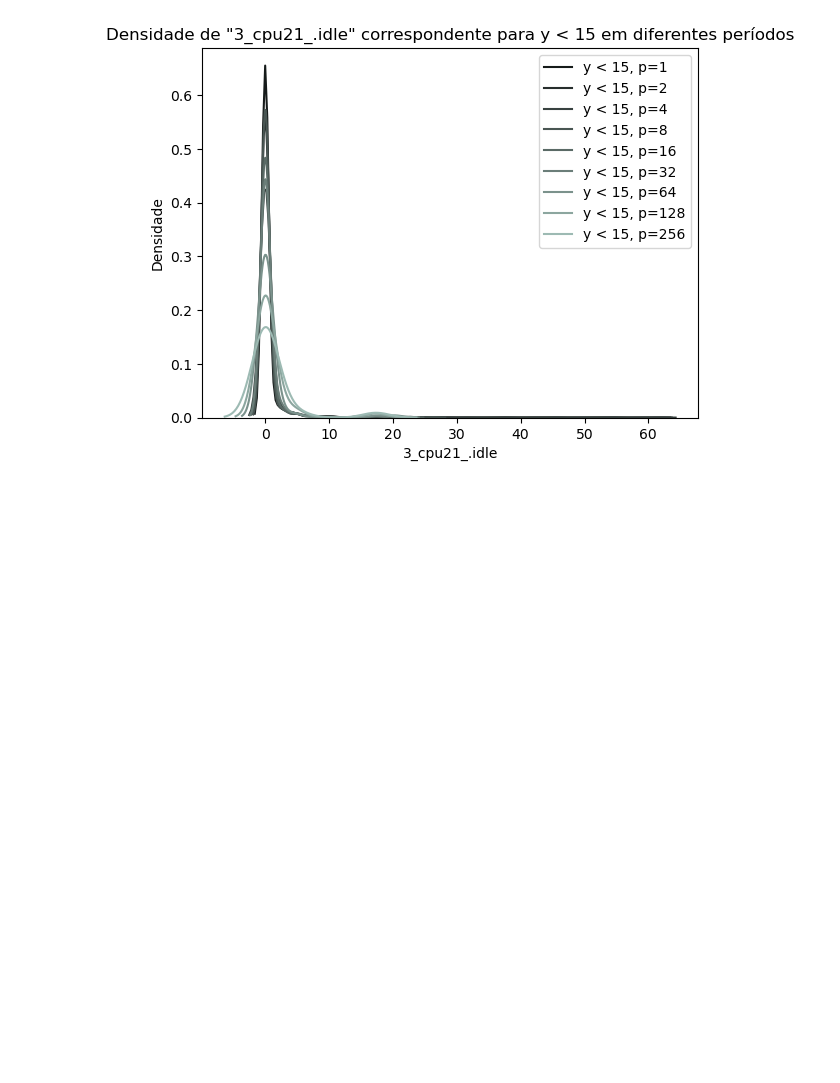
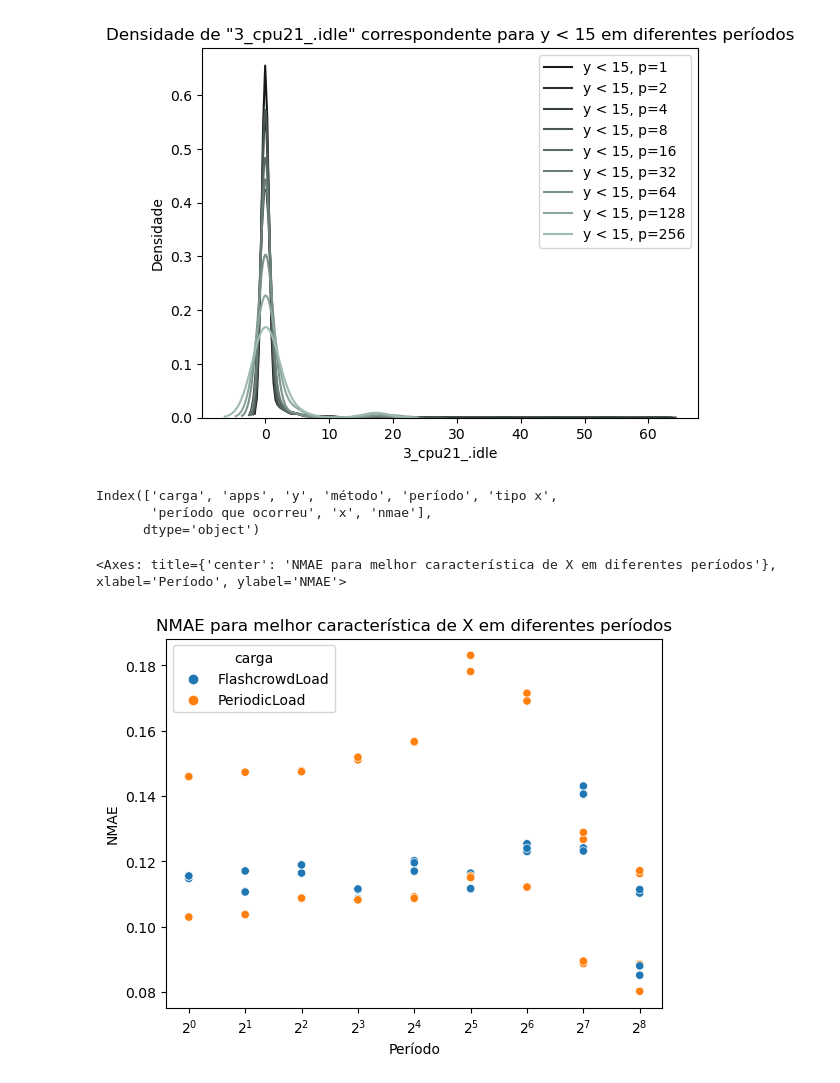
Before and after one commit to DaviVilarinho/ic-intervalo-qos, a Jupyter notebook: AnaliseXMenorMaior.ipynb, the cells around one changed output. Cells and saved outputs as stored; diff of their text form; code cells hidden in the pictures; blank space fills up the shorter version.

```diff
--- a/AnaliseTPTT.ipynb
+++ b/AnaliseXMenorMaior.ipynb
@@ -273,3 +273,30 @@ plt.legend()
 plt.show()
 # %% [output]
 [figure]
+# %%
+import pandas as pd
+
+nmaedf = pd.read_csv("/home/dv/data/projects/ic-experiments/nmae_naive-periodic_best-worst_features/2024-03-21T15:19:46/total_X.csv")
+nmaedf.dropna(how='all', axis='columns', inplace=True)
+# %%
+nmaedf.columns
+# %% [output]
+Index(['carga', 'apps', 'y', 'método', 'período', 'tipo x',
+       'período que ocorreu', 'x', 'nmae'],
+      dtype='object')
+# %%
+import numpy as np
+import matplotlib.pyplot as plt
+import seaborn as sns
+
+
+plt.title('NMAE para melhor característica de X em diferentes períodos')
+plt.ylabel('NMAE')
+plt.xlabel('Período')
+plt.xscale('log', base=2)
+
+
+sns.scatterplot(x="período", y="nmae", hue="carga", data=nmaedf[(nmaedf["período que ocorreu"] == 1) & (nmaedf["tipo x"] == "best") & (nmaedf["y"] == "DispFrames")])
+# %% [output]
+<Axes: title={'center': 'NMAE para melhor característica de X em diferentes períodos'}, xlabel='Período', ylabel='NMAE'>
+[figure, added]
```
Also changed, not shown: parts of 3 cells of this notebook, 1 other file.
